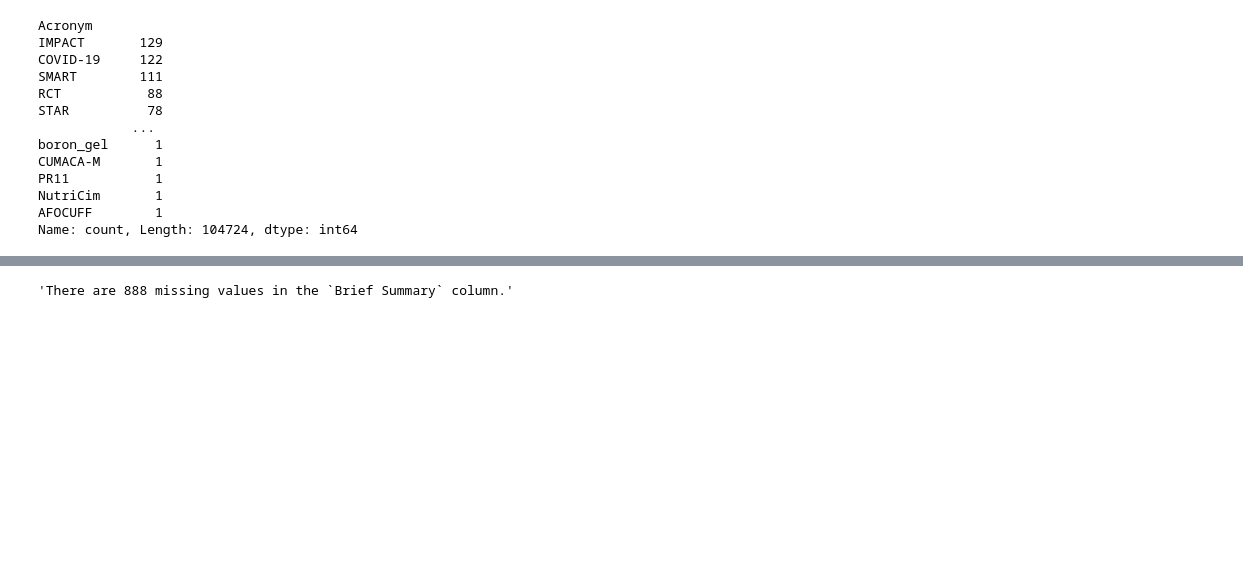
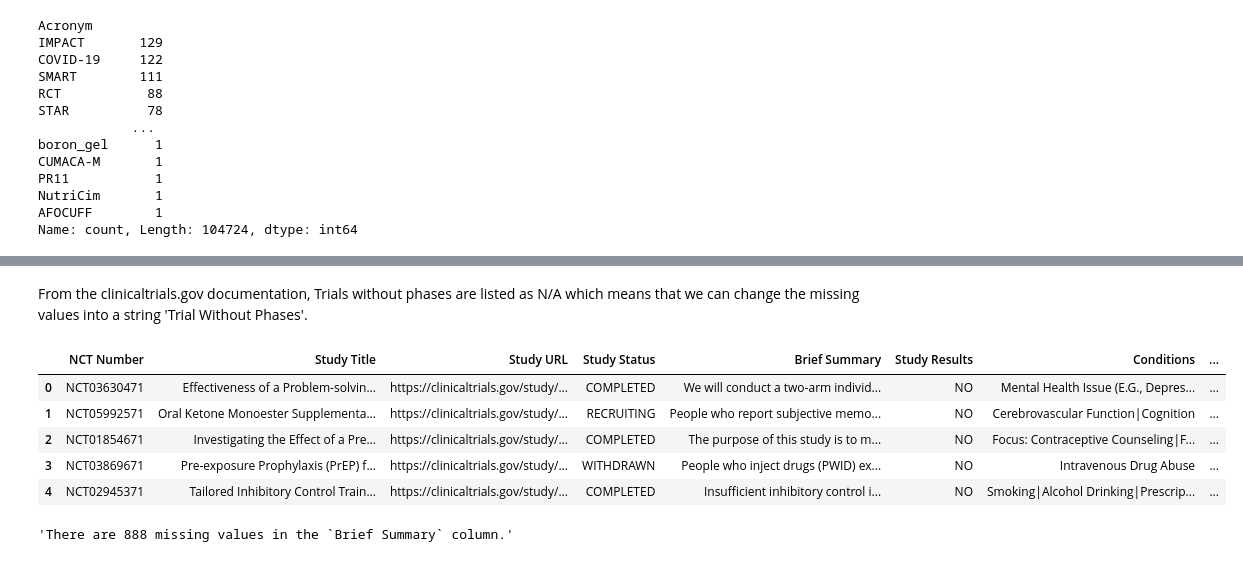
Before and after one commit to clem21chan/Clinical_Trials_Capstone, a Jupyter notebook: Notebooks/Capstone_Project.ipynb, the cells around one changed output, grey strips where cells are left out. Drawn from its saved outputs; the diff is of its cells as text; code cells hidden in the pictures; blank space fills up the shorter version.

Commit message:
Analyzed the Collaborator and Phases column, filled missing values for thos columns. Almost halfway in figuring out how to deal with all missing data

```diff
--- a/Notebooks/Capstone_Project.ipynb
+++ b/Notebooks/Capstone_Project.ipynb
@@ -289,0 +321,3 @@ Next, let's look at the `Brief Summary` column.
+# %%
+# Dropping the `Acronym` column
+df.drop(columns = 'Acronym', inplace = True)
@@ -289,0 +384,2 @@ Next, let's look at the `Brief Summary` column.
+# %% [markdown]
+From the clinicaltrials.gov documentation, Trials without phases are listed as N/A which means that we can change the missing values into a string 'Trial Without Phases'.
@@ -290,3 +389,14 @@ Next, let's look at the `Brief Summary` column.
+# %%
+pd.options.display.max_columns = None
+# %%
+df.head()
+# %% [output]
+|  | NCT Number | Study Title | Study URL | Study Status | Brief Summary | Study Results | Conditions | ... |
+| 0 | NCT03630471 | Effectiveness of a Problem-solvin... | https://clinicaltrials.gov/study/... | COMPLETED | We will conduct a two-arm individ... | NO | Mental Health Issue (E.G., Depres... | ... |
+| 1 | NCT05992571 | Oral Ketone Monoester Supplementa... | https://clinicaltrials.gov/study/... | RECRUITING | People who report subjective memo... | NO | Cerebrovascular Function|Cognition | ... |
+| 2 | NCT01854671 | Investigating the Effect of a Pre... | https://clinicaltrials.gov/study/... | COMPLETED | The purpose of this study is to m... | NO | Focus: Contraceptive Counseling|F... | ... |
+| 3 | NCT03869671 | Pre-exposure Prophylaxis (PrEP) f... | https://clinicaltrials.gov/study/... | WITHDRAWN | People who inject drugs (PWID) ex... | NO | Intravenous Drug Abuse | ... |
+| 4 | NCT02945371 | Tailored Inhibitory Control Train... | https://clinicaltrials.gov/study/... | COMPLETED | Insufficient inhibitory control i... | NO | Smoking|Alcohol Drinking|Prescrip... | ... |
 # %%
 # Finding the number of NaN (missing values)
 f"There are {df['Brief Summary'].isna().sum()} missing values in the `Brief Summary` column."
```
Also changed, not shown: parts of 16 cells of this notebook.
